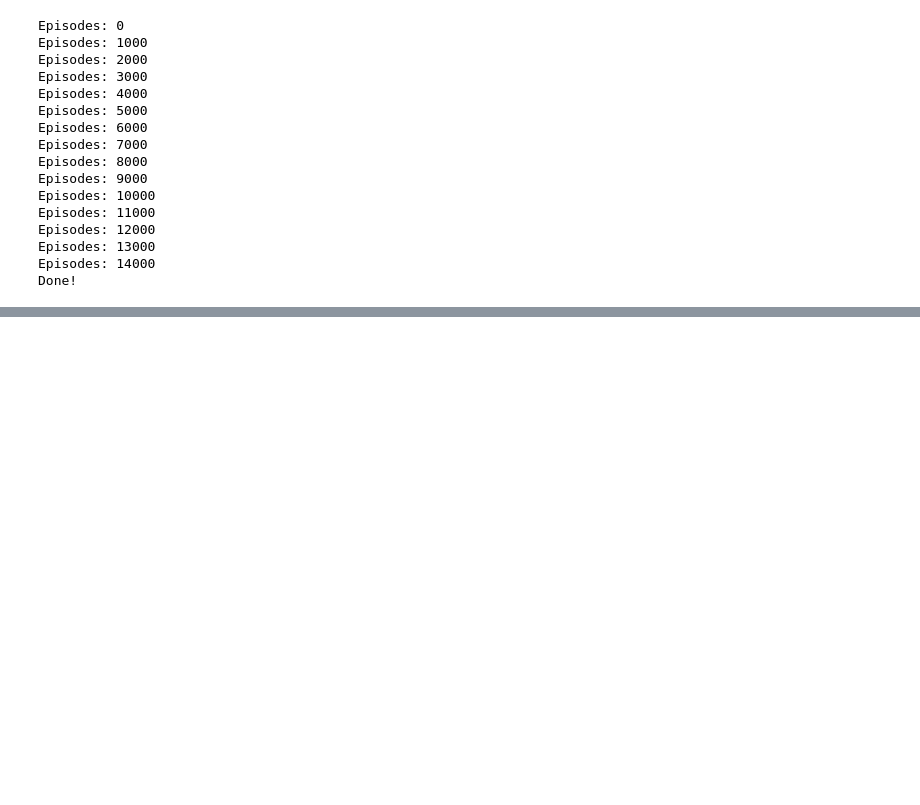
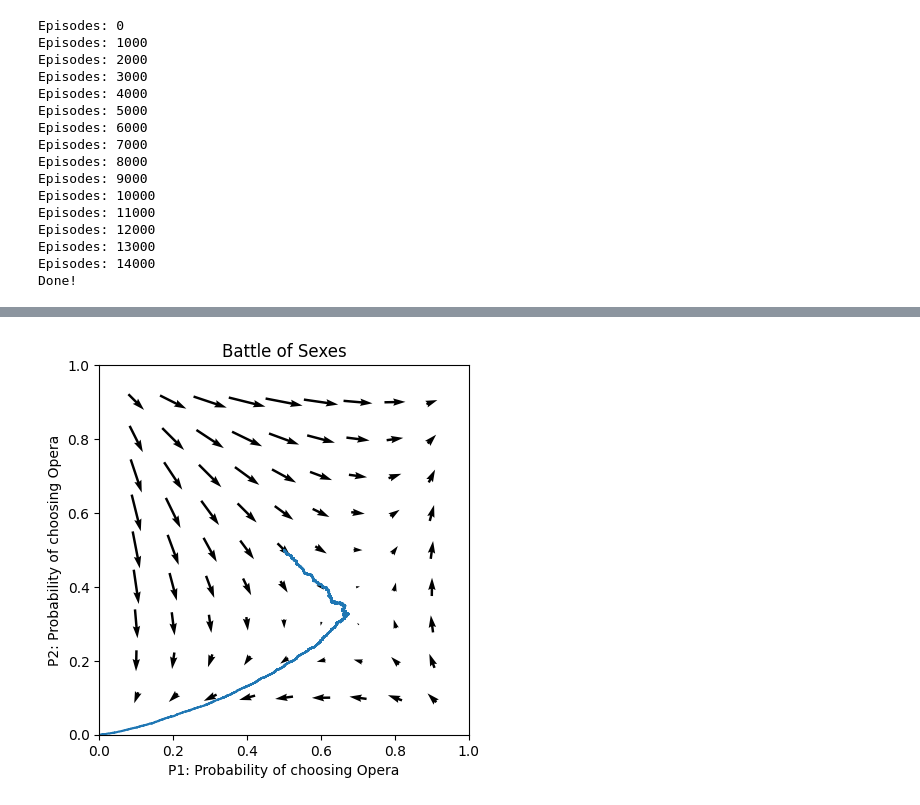
Before and after one commit to serbandr/ml-project, a Jupyter notebook: LearningTest.ipynb, the cells around one changed output, grey strips where cells are left out. Saved outputs shown, nothing was run; the diff lists cells and outputs as text; code cells hidden in the pictures; blank space fills up the shorter version.

```diff
--- a/LearningTest.ipynb
+++ b/LearningTest.ipynb
@@ -561,0 +568,14 @@ It's very easy to calculate and prove. Besides, this three mixed-policy is also
+# %%
+import lenient_qlearner
+
+# parameters for LFAQ.
+LFAQ_args = {
+    'step_size_a': 0.05,  # learning rate: α for FAQ
+    'step_size_b': 0.001,  # β for FAQ
+    'temperature_schedule': rl_tools.ConstantSchedule(0.2), # temperature
+    'K': 3,  # Leniency
+    'discount_factor': 1.0, # discount
+}
+# %%
+# the episode number is large since the step is small in order to approximate infinitesimal time step.
+lts = qlearning(sex_game, lenient_qlearner.LFAQlearner, episodes=150000, **LFAQ_args)
@@ -561,0 +600,11 @@ It's very easy to calculate and prove. Besides, this three mixed-policy is also
+# %%
+learning_trajectory(sex_p_mat, lenient_dynamics.LBQTwoPopulationDynamics,
+                    lts=lts,
+                    labels=["P1: Probability of choosing Opera", "P2: Probability of choosing Opera"],
+                    title="Battle of Sexes",
+                    # below are parameters for LBQTwoPopulationDynamics
+                    K = 3,
+                    T = 0.2,
+                    )
+# %% [output]
+[figure, added]
```
Also changed, not shown: parts of 34 cells of this notebook, 2 other files.
